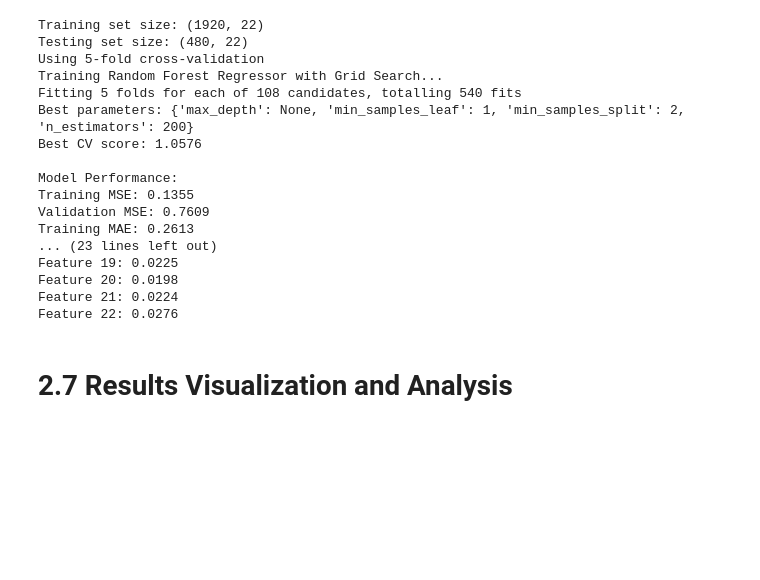
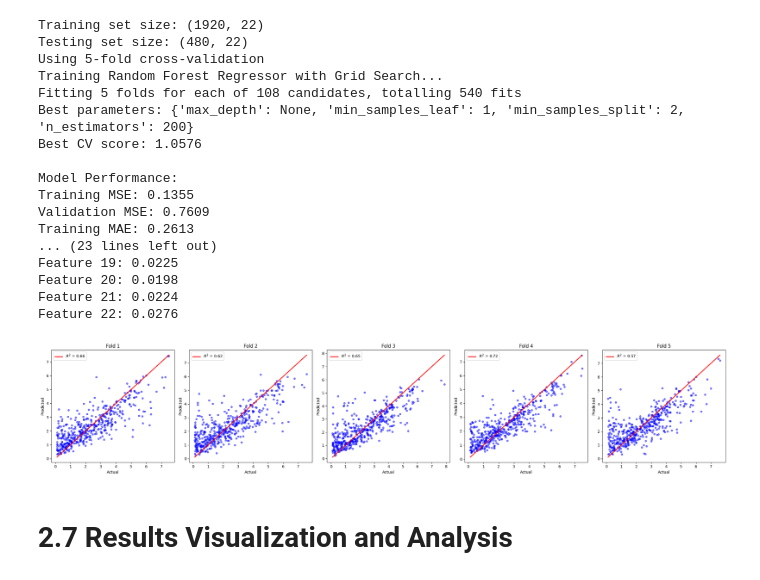
Before and after one commit to xqwu1108-create/MSE1003H_XueqiuWu_1011808741, a Jupyter notebook: A1.ipynb, the cells around one changed output. Cells and saved outputs as stored; diff of their text form; code cells hidden in the pictures; blank space fills up the shorter version.

```diff
--- a/A1.ipynb
+++ b/A1.ipynb
@@ -817,6 +872,45 @@ Feature 19: 0.0225
 Feature 20: 0.0198
 Feature 21: 0.0224
 Feature 22: 0.0276
+# %%
+from sklearn.model_selection import KFold
+from sklearn.metrics import r2_score
+
+# Visualizing 5-Fold Cross-Validation Parity Plots
+kf = KFold(n_splits=5, shuffle=True, random_state=42)
+fig, axes = plt.subplots(1, 5, figsize=(25, 5))
+
+y_np = y.values if hasattr(y, 'values') else y
+
+for i, (train_index, val_index) in enumerate(kf.split(X_selected)):
+    X_train_fold, X_val_fold = X_selected[train_index], X_selected[val_index]
+    y_train_fold, y_val_fold = y_np[train_index], y_np[val_index]
+
+    # Train model
+    best_rf.fit(X_train_fold, y_train_fold)
+
+    # Predict
+    y_pred_fold = best_rf.predict(X_val_fold)
+    fold_r2 = r2_score(y_val_fold, y_pred_fold)
+
+    # Plotting
+    ax = axes[i]
+    ax.scatter(y_val_fold, y_pred_fold, color='blue', alpha=0.5, s=20)
+
+    # Diagonal line
+    all_vals = np.concatenate([y_val_fold, y_pred_fold])
+    min_v, max_v = all_vals.min(), all_vals.max()
+    ax.plot([min_v, max_v], [min_v, max_v], 'r-', lw=2, label=f'$R^2$ = {fold_r2:.2f}')
+
+    ax.set_title(f'Fold {i+1}')
+    ax.set_xlabel('Actual')
+    ax.set_ylabel('Predicted')
+    ax.legend(loc='upper left')
+
+plt.tight_layout()
+plt.show()
+# %% [output]
+[figure, added]
 # %% [markdown]
 # **2.7 Results Visualization and Analysis**
 # %%
```
Also changed, not shown: parts of 18 cells of this notebook.
